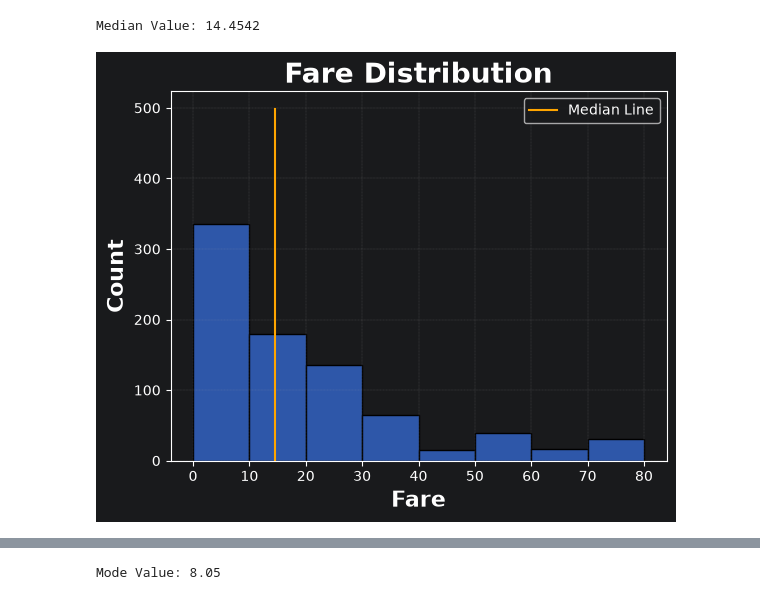
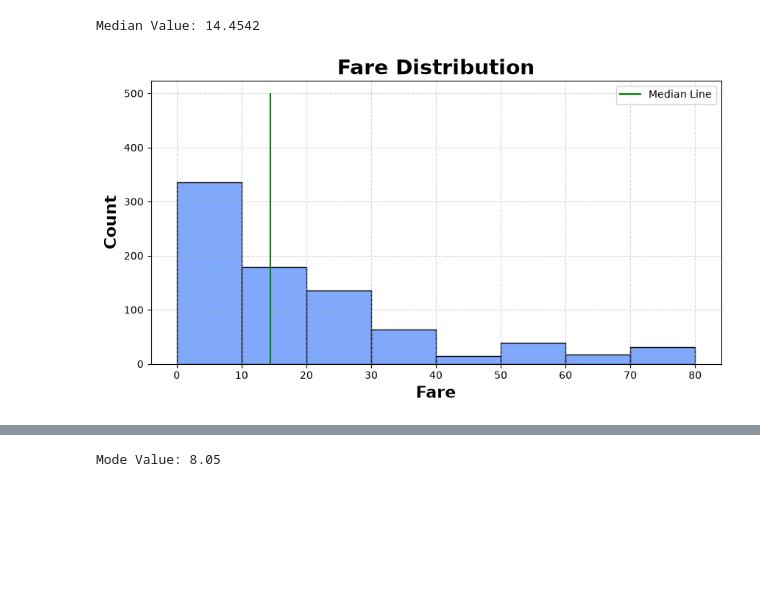
Before and after one commit to madhavrs2106/Data-Science-Notes, a Jupyter notebook: 1. Statistics/1.Measures_of_Central_Tendency.ipynb, the cells around one changed output, grey strips where cells are left out. Saved outputs shown, nothing was run; the diff lists cells and outputs as text; code cells hidden in the pictures; blank space fills up the shorter version.

```diff
--- a/1. Statistics/1.Measures_of_Central_Tendency.ipynb
+++ b/1. Statistics/1.Measures_of_Central_Tendency.ipynb
@@ -73,19 +83,28 @@ print(f"Median Value: {medianValue}")
 # %% [output]
 Median Value: 14.4542
 # %%
+# --- Setting Figure size of Chart
+plt.figure(figsize = (10,5))
+
+# --- Creating Histogram
 sns.histplot(x='Fare', data=titanic_df, bins=[i for i in range(0,81, 10)])
 
 # --- Median-Line
-plt.plot([medianValue for i in range(0,500)], [i for i in range(0,500)],color="orange", label="Median Line")
+plt.plot([medianValue for i in range(0,500)], [i for i in range(0,500)],color="green", label="Median Line")
 
+# --- Adding Title & Lables
 plt.title("Fare Distribution", fontsize=20, fontweight="bold")
 plt.xlabel("Fare", fontsize=16, fontweight="bold")
 plt.ylabel("Count", fontsize=16, fontweight="bold")
-plt.grid(True, linestyle='--', linewidth=0.2)
+
+# --- Adding Grid-lines & Chart-Key
+plt.grid(True, linestyle='--', linewidth=0.8)
 plt.legend()
+
+# --- Shows Chart
 plt.show()
 # %% [output]
-[figure, old version]
+[figure, new version]
 # %% [markdown]
 ## **3. Mode**
 ---
```
Also changed, not shown: parts of 7 cells of this notebook, 17 other files.
